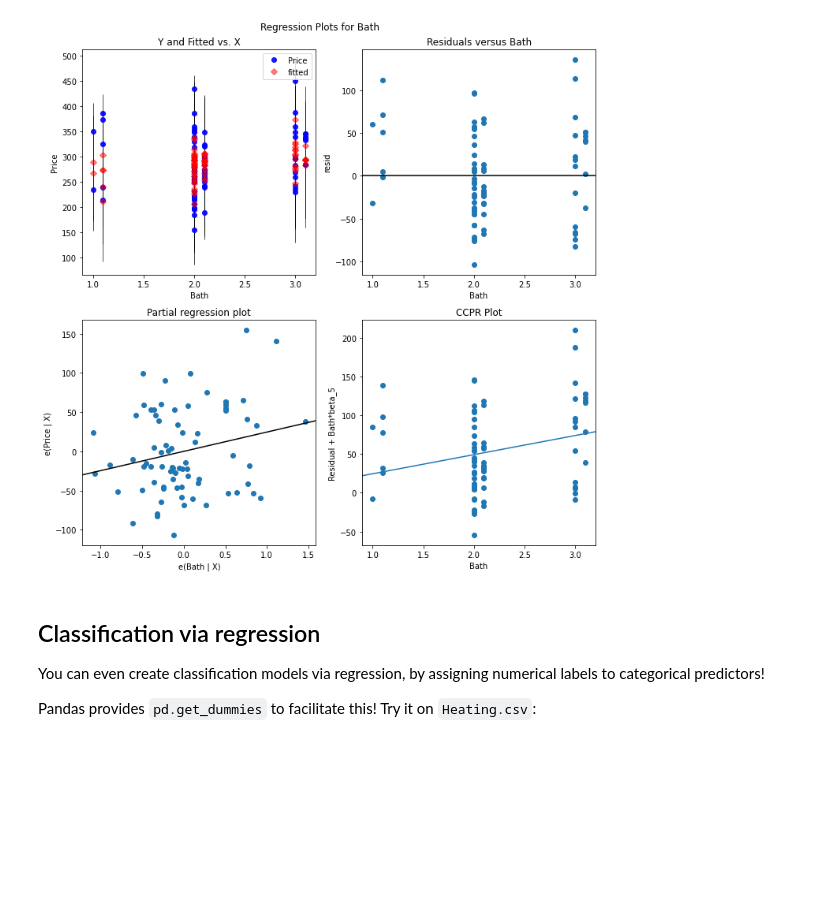
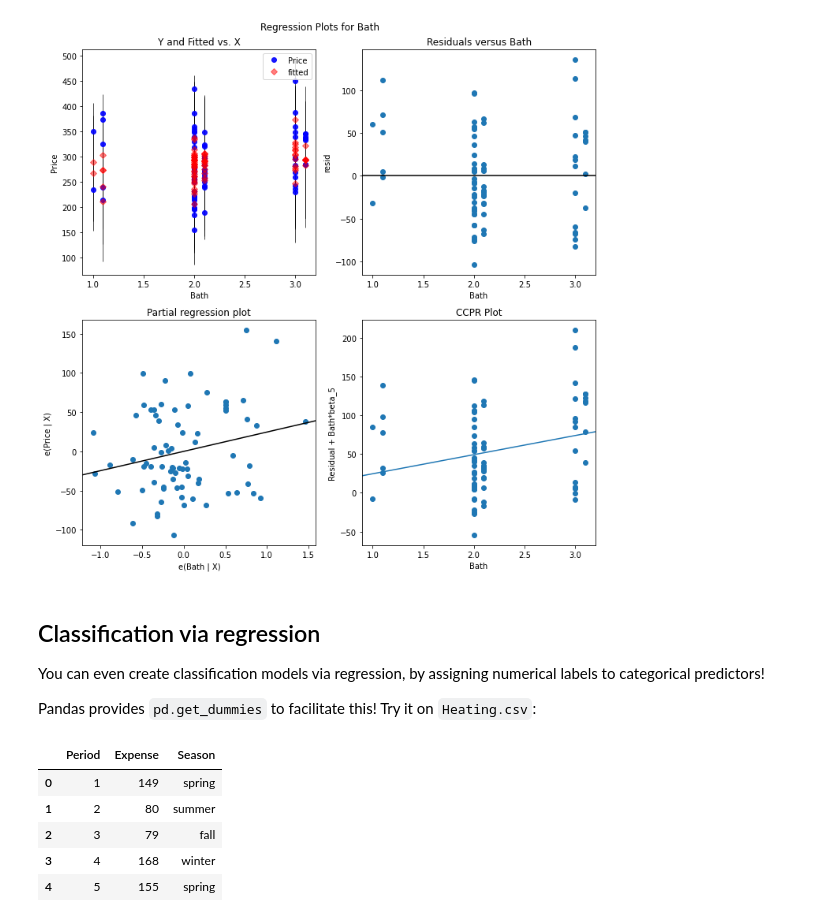
Before and after one commit to curtywang/ee5020-notes-fa21, a Jupyter notebook: day9/linear_regression.ipynb, the cells around one changed output. Drawn from its saved outputs; the diff is of its cells as text; code cells hidden in the pictures; blank space fills up the shorter version.

```diff
--- a/day9/linear_regression.ipynb
+++ b/day9/linear_regression.ipynb
@@ -186,3 +186,13 @@ strong multicollinearity or other numerical problems.
 You can even create classification models via regression, by assigning numerical labels to categorical predictors!
 
 Pandas provides `pd.get_dummies` to facilitate this!  Try it on `Heating.csv`:
+# %%
+df_heating = pd.read_csv('../as_datasets/Heating.csv')
+df_heating.head()
+# %% [output]
+|  | Period | Expense | Season |
+| 0 | 1 | 149 | spring |
+| 1 | 2 | 80 | summer |
+| 2 | 3 | 79 | fall |
+| 3 | 4 | 168 | winter |
+| 4 | 5 | 155 | spring |
```
Also changed, not shown: parts of 3 cells of this notebook, 1 other file.
